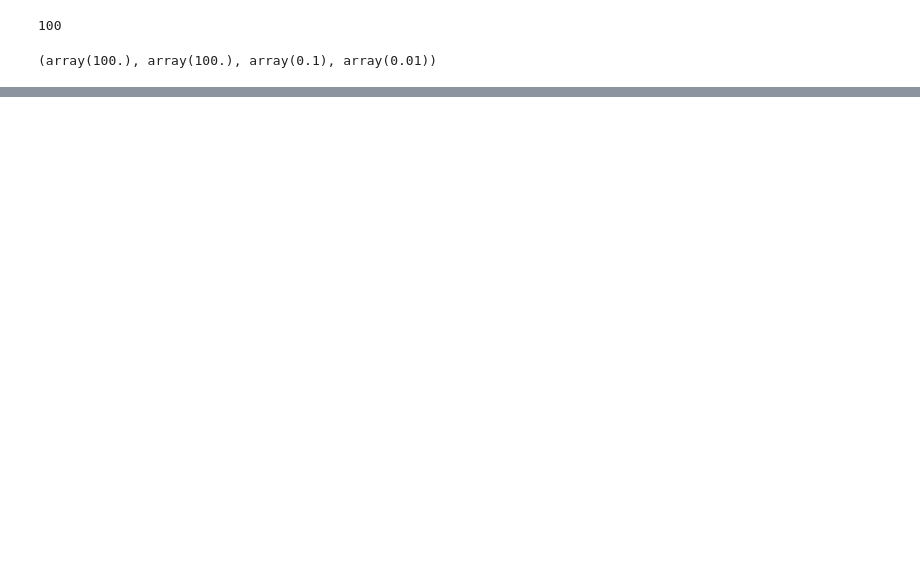
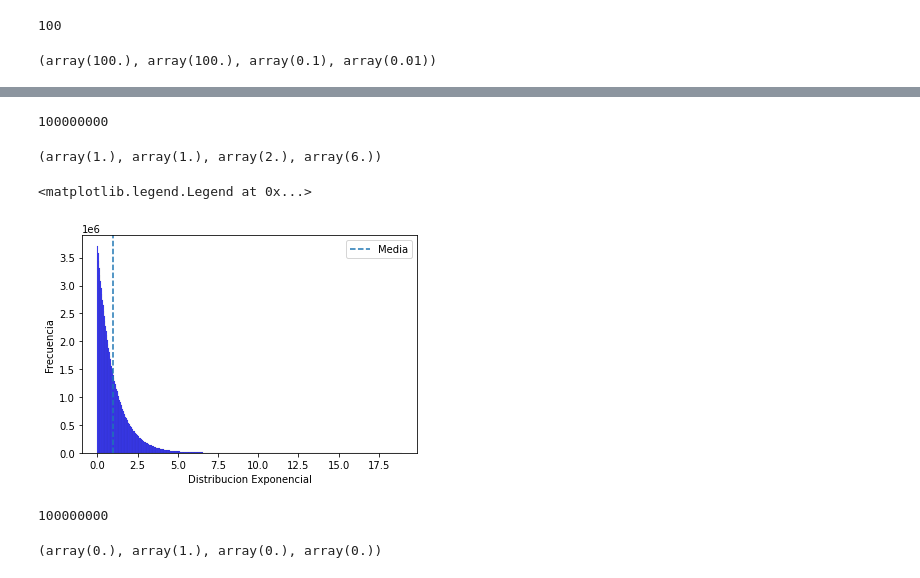
Before and after one commit to pmsorion/fundEstadPython, a Jupyter notebook: Sesion 10A.ipynb, the cells around one changed output, grey strips where cells are left out. Saved outputs shown, nothing was run; the diff lists cells and outputs as text; code cells hidden in the pictures; blank space fills up the shorter version.

```diff
--- a/Sesion 10A.ipynb
+++ b/Sesion 10A.ipynb
@@ -86,0 +87,32 @@ ax.legend()
+# %%
+from scipy.stats import expon
+data = expon.rvs(size = 100000000)
+len(data)
+# %% [output]
+100000000
+# %%
+mean, var, skew, kurt = expon.stats(moments = 'mvsk')
+mean, var, skew, kurt
+# %% [output]
+(array(1.), array(1.), array(2.), array(6.))
+# %%
+ax = sns.histplot(data, bins = 500, kde = False, color = 'blue')
+ax.set(xlabel = 'Distribucion Exponencial', ylabel = 'Frecuencia')
+ax.axvline(x = mean, linestyle = '--', label = 'Media')
+ax.legend()
+# %% [output]
+<matplotlib.legend.Legend at 0x...>
+[figure, added]
+# %%
+from scipy.stats import norm
+mean = 0
+var = 1
+data = norm.rvs(size = 100000000)
+len(data)
+# %% [output]
+100000000
+# %%
+mean, var, skew, kurt = norm.stats(moments = 'mvsk')
+mean, var, skew, kurt
+# %% [output]
+(array(0.), array(1.), array(0.), array(0.))
```
Also changed, not shown: parts of 8 cells of this notebook, 2 other files.
